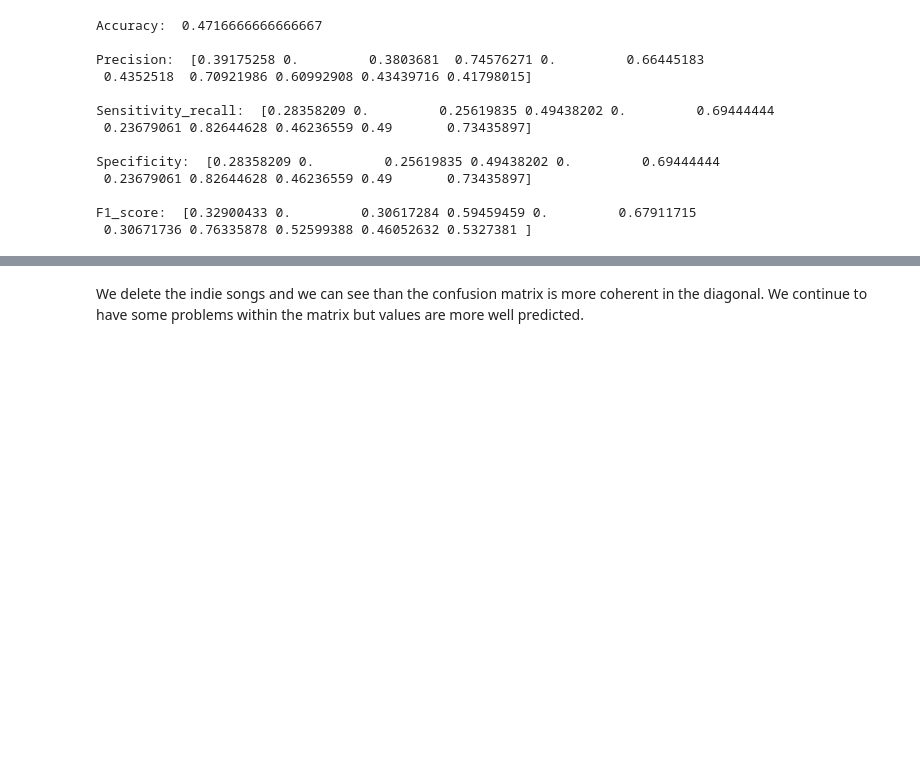
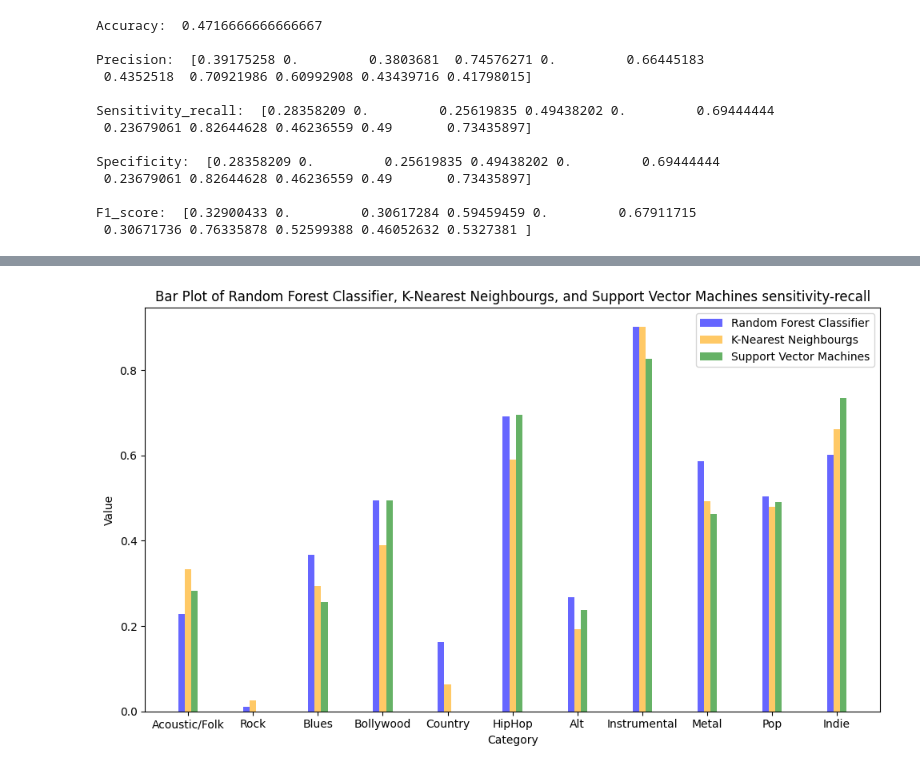
Before and after one commit to Hugo-Leyx-valade/projet-ML, a Jupyter notebook: project_code.ipynb, the cells around one changed output, grey strips where cells are left out. Drawn from its saved outputs; the diff is of its cells as text; code cells hidden in the pictures; blank space fills up the shorter version.

Commit message:
Added remaining plots for sensitivity-recall, specificity and F1 score

```diff
--- a/project_code.ipynb
+++ b/project_code.ipynb
@@ -1035,2 +1037,40 @@ plt.show()
-# %% [markdown]
-We delete the indie songs and we can see than the confusion matrix is more coherent in the diagonal. We continue to have some problems within the matrix but values are more well predicted.
+# %%
+bar_width = 0.1
+x = np.arange(len(Sensitivity_recall_RFC))
+
+# Create the plot
+plt.figure(figsize=(10, 6))
+
+# Plot the bars
+plt.bar(x - bar_width, Sensitivity_recall_RFC, bar_width, label='Random Forest Classifier', color='blue', alpha=0.6)
+plt.bar(x, Sensitivity_recall_KNN, bar_width, label='K-Nearest Neighbourgs', color='orange', alpha=0.6)
+plt.bar(x + bar_width, Sensitivity_recall_SVM, bar_width, label='Support Vector Machines', color='green', alpha=0.6)
+
+# Add labels and title
+plt.xlabel('Category')
+plt.ylabel('Value')
+plt.title('Bar Plot of Random Forest Classifier, K-Nearest Neighbourgs, and Support Vector Machines sensitivity-recall')
+
+# Add x-ticks
+plt.xticks(x, [
+    "Acoustic/Folk",  # Class 0
+    "Rock",           # Class 1
+    "Blues",          # Class 2
+    "Bollywood",      # Class 3
+    "Country",        # Class 4
+    "HipHop",         # Class 5
+    "Alt",            # Class 6
+    "Instrumental",   # Class 7
+    "Metal",          # Class 8
+    "Pop",            # Class 9
+    "Indie"           # Class 10
+])
+
+# Add legend
+plt.legend()
+
+# Show the plot
+plt.tight_layout()
+plt.show()
+# %% [output]
+[figure, added]
```
Also changed, not shown: parts of 5 cells of this notebook.
